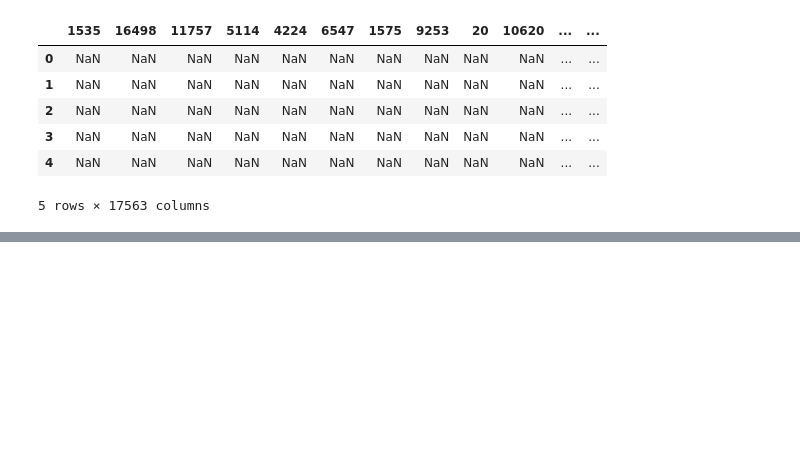
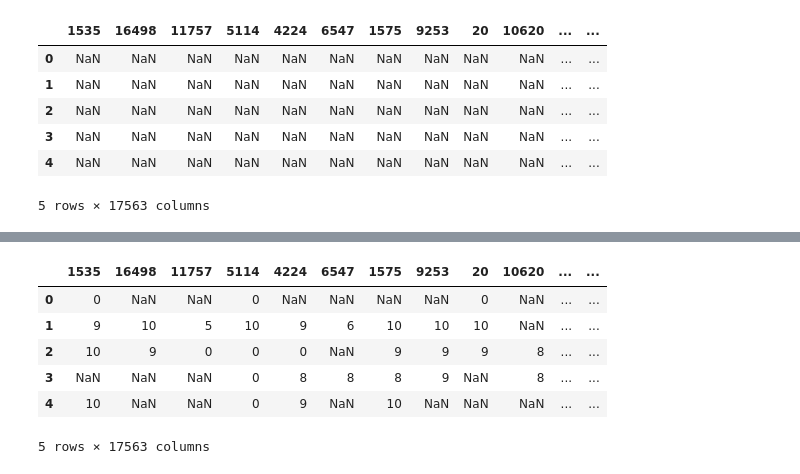
Before and after one commit to Kalamojo/Anime-Recommendation, a Jupyter notebook: users_pre.ipynb, the cells around one changed output, grey strips where cells are left out. Cells and saved outputs as stored; diff of their text form; code cells hidden in the pictures; blank space fills up the shorter version.

Commit message:
users stuff

```diff
--- a/users_pre.ipynb
+++ b/users_pre.ipynb
@@ -96,8 +96,16 @@ userd.head()
 5 rows × 17563 columns
 # %%
 prev = -1
+use = 0
 for i, row in users.iterrows():
     if row["user_id"] != prev:
+        if (use % 100 == 0):
+            print(use)
+        if (use >= 1000):
+            print(f"First {use} users done")
+            break;
+        use += 1
+        userd.loc[(use-1), 'user_id'] = row['user_id']
         ind = userd.index[userd['user_id'] == row["user_id"]].tolist()[0]
         prev = row["user_id"]
     userd.at[ind, row["anime_id"]] = row["rating"]
@@ -103,0 +130,11 @@ for i, row in users.iterrows():
+# %%
+userSmall = userd
+userSmall.head()
+# %% [output]
+|  | 1535 | 16498 | 11757 | 5114 | 4224 | 6547 | 1575 | 9253 | 20 | 10620 | ... | ... |
+| 0 | 0 | NaN | NaN | 0 | NaN | NaN | NaN | NaN | 0 | NaN | ... | ... |
+| 1 | 9 | 10 | 5 | 10 | 9 | 6 | 10 | 10 | 10 | NaN | ... | ... |
+| 2 | 10 | 9 | 0 | 0 | 0 | NaN | 9 | 9 | 9 | 8 | ... | ... |
+| 3 | NaN | NaN | NaN | 0 | 8 | 8 | 8 | 9 | NaN | 8 | ... | ... |
+| 4 | 10 | NaN | NaN | 0 | 9 | NaN | 10 | NaN | NaN | NaN | ... | ... |
+5 rows × 17563 columns
```
Also changed, not shown: parts of 17 cells of this notebook, 1 other file.
